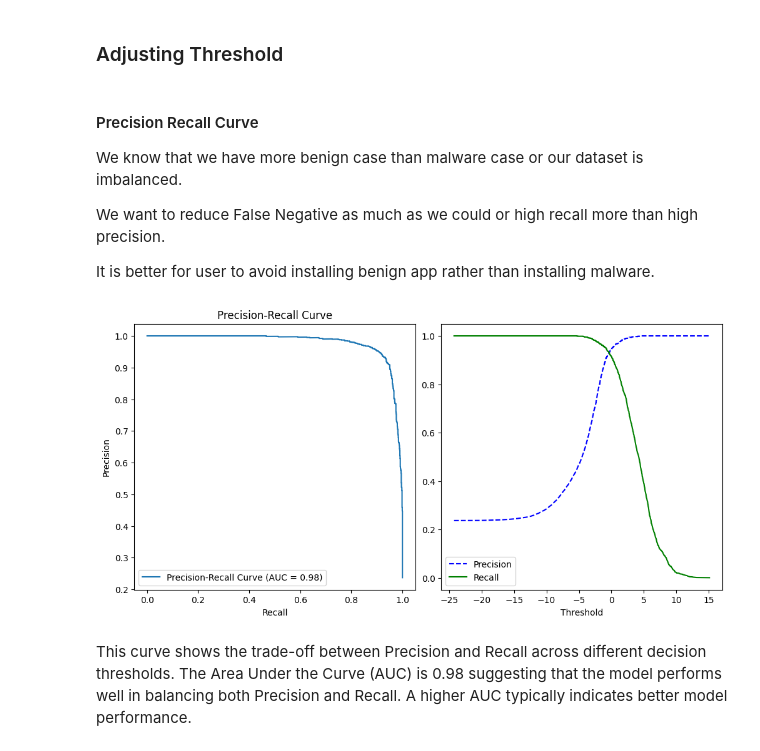
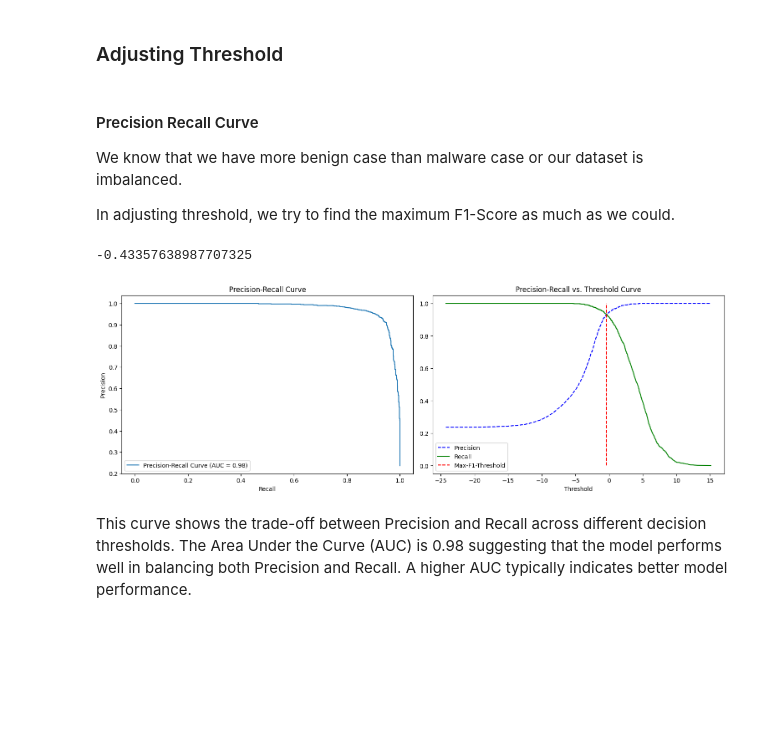
Before and after one commit to raymondsamalo/25S1-C-NYP-ITI111-Applied-Machine-Learning, a Jupyter notebook: AndroidMalwareRaymondSamalo.ipynb, the cells around one changed output. Drawn from its saved outputs; the diff is of its cells as text; code cells hidden in the pictures; blank space fills up the shorter version.

Commit message:
optimum threshold

```diff
--- a/AndroidMalwareRaymondSamalo.ipynb
+++ b/AndroidMalwareRaymondSamalo.ipynb
@@ -635,31 +635,35 @@ let's use combined Corr+RFECV for our logistic regression
 
 We know that we have more benign case than malware case or our dataset is imbalanced.
 
-We want to reduce False Negative as much as we could or high recall more than high precision.
-
-It is better for user to avoid installing benign app rather than installing malware.
+In adjusting threshold, we try to find the maximum F1-Score as much as we could.
 # %%
 from sklearn.metrics import precision_recall_curve,auc
-fig = plt.figure(figsize=(10, 5),layout='constrained')
+fig = plt.figure(figsize=(15, 5),layout='constrained')
 y_scores = cross_val_predict(lr_clf_fs, X_train_fs, y_train, cv=5,
                              method="decision_function")
 precisions, recalls, thresholds = precision_recall_curve(y_train, y_scores)
+f1_scores = 2 * (precisions * recalls) / (precisions + recalls)
+optimal_idx = np.argmax(f1_scores)
+optimal_threshold = thresholds[optimal_idx]
+print(optimal_threshold)
 auc_score=auc(recalls, precisions)
 ax = fig.add_subplot(1,2,1)
 ax.plot(recalls, precisions, label=f'Precision-Recall Curve (AUC = {auc_score:.2f})')
 ax.set_xlabel('Recall')
 ax.set_ylabel('Precision')
 ax.set_title('Precision-Recall Curve')
 ax.legend()
 ax = fig.add_subplot(1,2,2)
 ax.plot(thresholds, precisions[:-1], "b--", label="Precision")
 ax.plot(thresholds, recalls[:-1], "g-", label="Recall")
 ax.set_xlabel('Threshold')
-
+ax.set_title('Precision-Recall vs. Threshold Curve')
+ax.plot([optimal_threshold,optimal_threshold],[0,1],"r--", label="Max-F1-Threshold")
 ax.legend()
 plt.show()
 # %% [output]
+-0.43357638987707325
-[figure, old version]
+[figure, new version]
 # %% [markdown]
 This curve shows the trade-off between Precision and Recall across different decision thresholds.
 The Area Under the Curve (AUC) is 0.98 suggesting that the model performs well in balancing both Precision and Recall.
```
